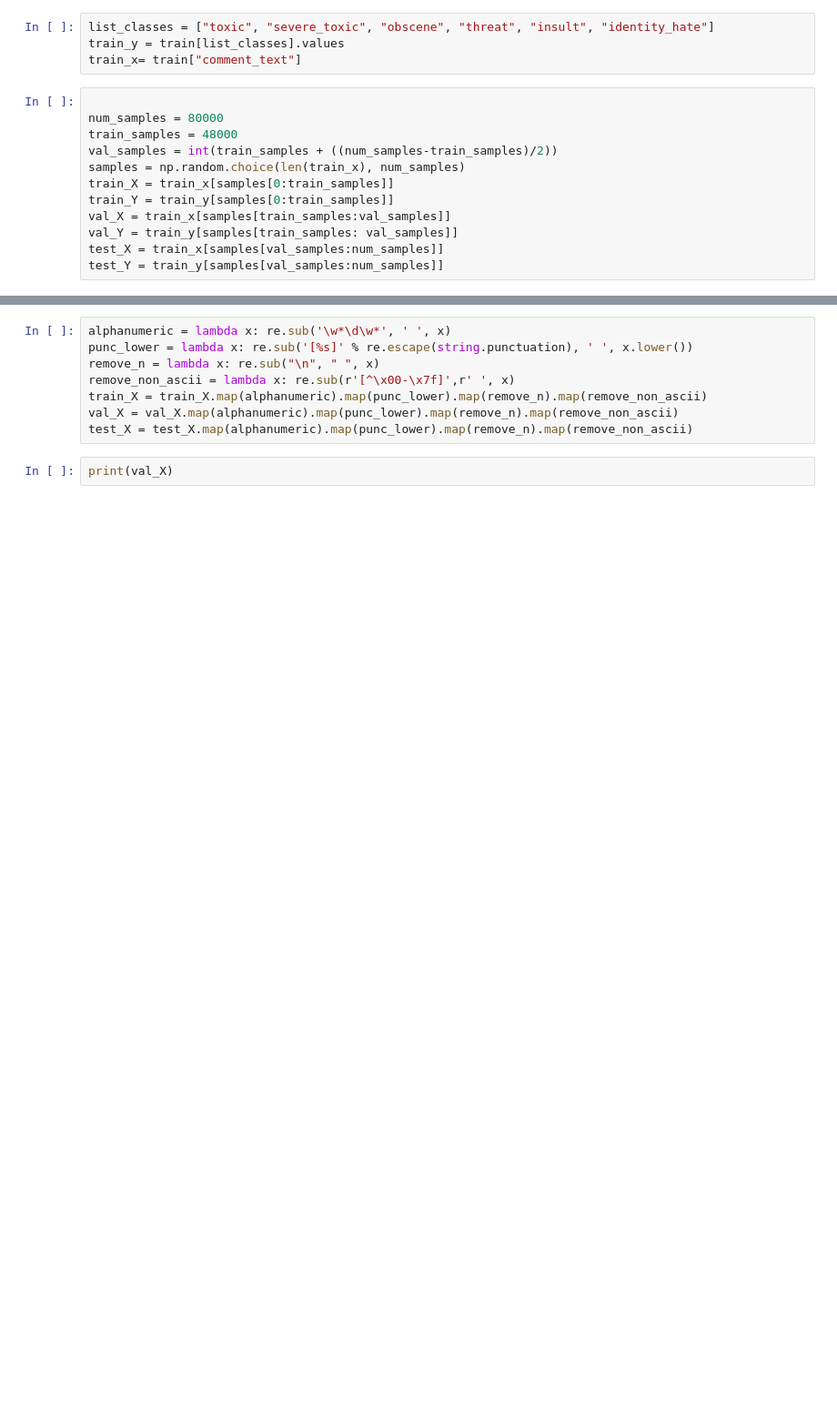
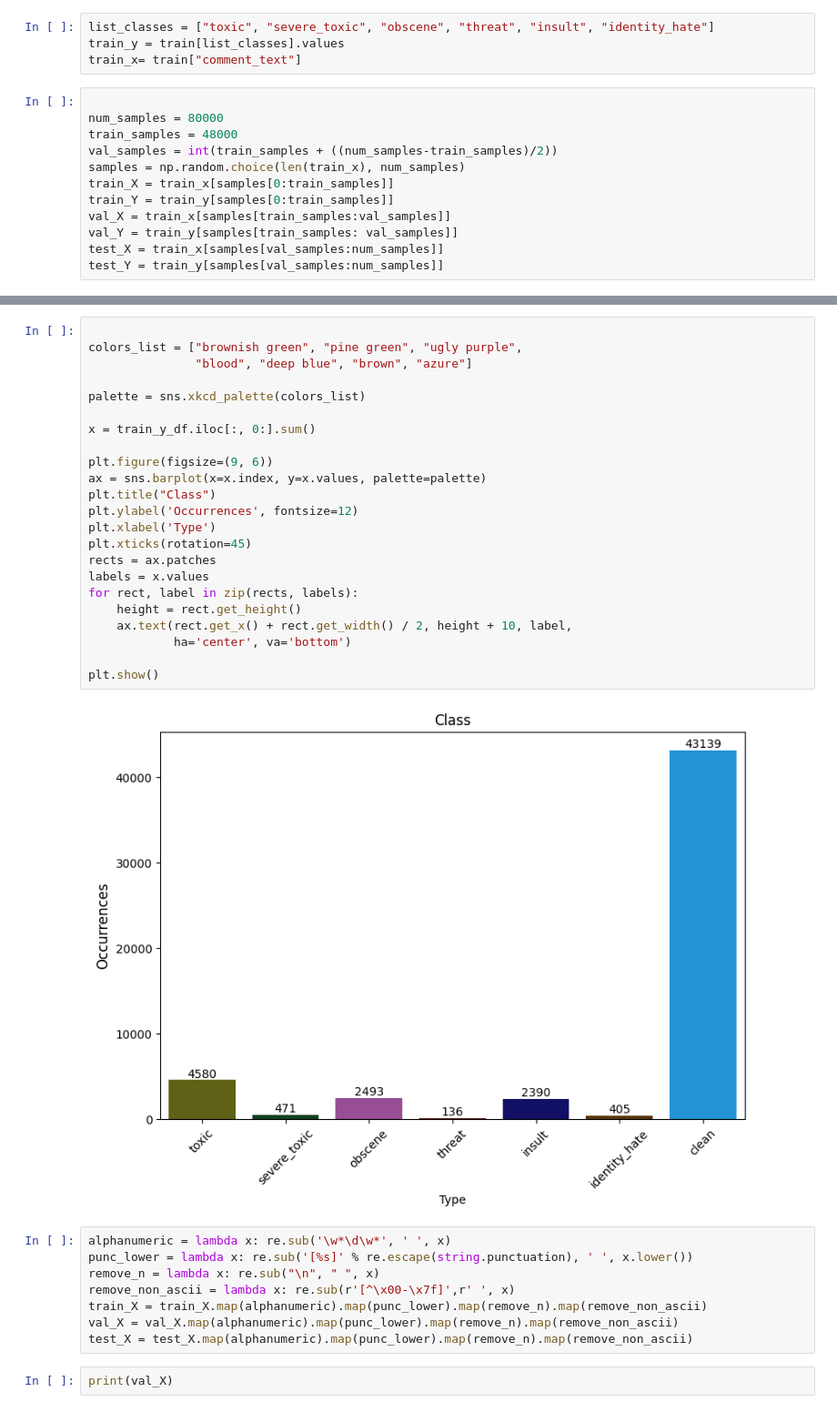
Before and after one commit to Ebzz12/CAB420-Group-Assignment-, a Jupyter notebook: toxic_classification.ipynb, the cells around one changed output, grey strips where cells are left out. Shown at 91% size. Drawn from its saved outputs; the diff is of its cells as text; blank space fills up the shorter version.

```diff
--- a/toxic_classification.ipynb
+++ b/toxic_classification.ipynb
@@ -73,3 +79,28 @@ Name: comment_text, Length: 48000, dtype: object>
+# %%
+
+colors_list = ["brownish green", "pine green", "ugly purple",
+               "blood", "deep blue", "brown", "azure"]
+
+palette = sns.xkcd_palette(colors_list)
+
+x = train_y_df.iloc[:, 0:].sum()
+
+plt.figure(figsize=(9, 6))
+ax = sns.barplot(x=x.index, y=x.values, palette=palette)
+plt.title("Class")
+plt.ylabel('Occurrences', fontsize=12)
+plt.xlabel('Type')
+plt.xticks(rotation=45)
+rects = ax.patches
+labels = x.values
+for rect, label in zip(rects, labels):
+    height = rect.get_height()
+    ax.text(rect.get_x() + rect.get_width() / 2, height + 10, label,
+            ha='center', va='bottom')
+
+plt.show()
+# %% [output]
+[figure, added]
 # %%
 alphanumeric = lambda x: re.sub('\w*\d\w*', ' ', x)
 punc_lower = lambda x: re.sub('[%s]' % re.escape(string.punctuation), ' ', x.lower())
```
Also changed, not shown: parts of 9 cells of this notebook.
